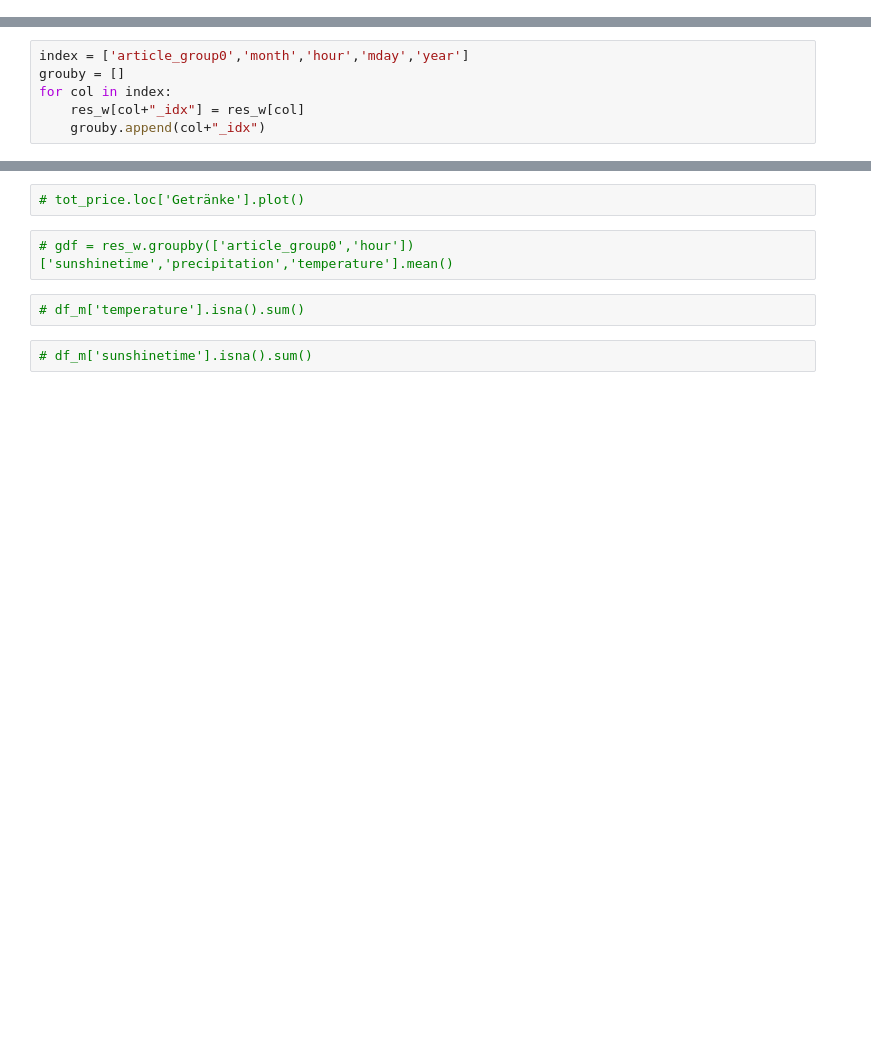
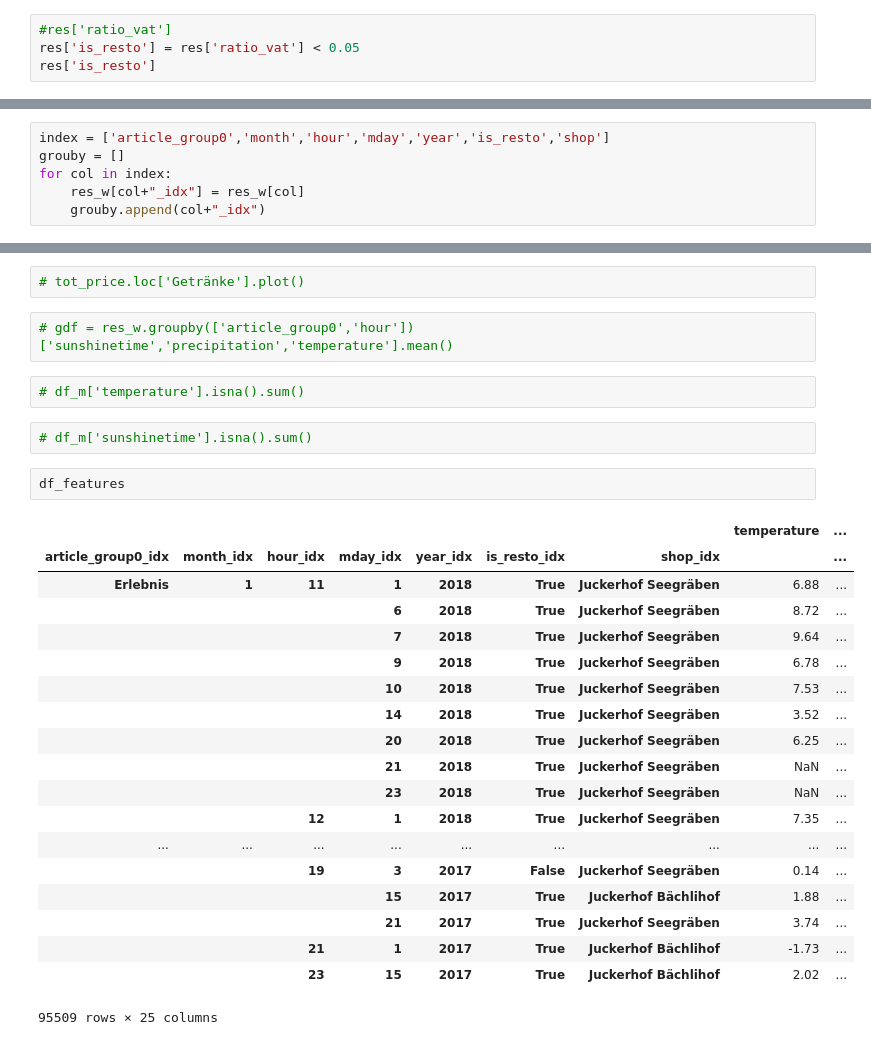
Before and after one commit to alafanechere/food-hackathon, a Jupyter notebook: dataset_preprocessing.ipynb, the cells around one changed output, grey strips where cells are left out. Drawn from its saved outputs; the diff is of its cells as text; blank space fills up the shorter version.

Commit message:
dded is_resto and shop

```diff
--- a/dataset_preprocessing.ipynb
+++ b/dataset_preprocessing.ipynb
@@ -29,0 +47,4 @@ res['year'] = res['timestamp'].apply(lambda x: time.gmtime(x).tm_year)
+# %%
+#res['ratio_vat']
+res['is_resto'] = res['ratio_vat'] < 0.05
+res['is_resto']
@@ -90,7 +121,7 @@ res_w = pd.merge(res,df_m,on=['month','hour','mday','year'],how='left')
 # %%
 # res_w
 # %%
-index = ['article_group0','month','hour','mday','year']
+index = ['article_group0','month','hour','mday','year','is_resto','shop']
 grouby = []
 for col in index:
     res_w[col+"_idx"] = res_w[col]
@@ -139,3 +171,25 @@ df_features['n_transactions'] = gb['transaction_id'].unique().apply(lambda x: le
 # df_m['temperature'].isna().sum()
 # %%
 # df_m['sunshinetime'].isna().sum()
+# %%
+df_features
+# %% [output]
+|  |  |  |  |  |  |  | temperature | ... |
+| article_group0_idx | month_idx | hour_idx | mday_idx | year_idx | is_resto_idx | shop_idx |  | ... |
+| Erlebnis | 1 | 11 | 1 | 2018 | True | Juckerhof Seegräben | 6.88 | ... |
+|  |  |  | 6 | 2018 | True | Juckerhof Seegräben | 8.72 | ... |
+|  |  |  | 7 | 2018 | True | Juckerhof Seegräben | 9.64 | ... |
+|  |  |  | 9 | 2018 | True | Juckerhof Seegräben | 6.78 | ... |
+|  |  |  | 10 | 2018 | True | Juckerhof Seegräben | 7.53 | ... |
+|  |  |  | 14 | 2018 | True | Juckerhof Seegräben | 3.52 | ... |
+|  |  |  | 20 | 2018 | True | Juckerhof Seegräben | 6.25 | ... |
+|  |  |  | 21 | 2018 | True | Juckerhof Seegräben | NaN | ... |
+|  |  |  | 23 | 2018 | True | Juckerhof Seegräben | NaN | ... |
+|  |  | 12 | 1 | 2018 | True | Juckerhof Seegräben | 7.35 | ... |
+| ... | ... | ... | ... | ... | ... | ... | ... | ... |
+|  |  | 19 | 3 | 2017 | False | Juckerhof Seegräben | 0.14 | ... |
+|  |  |  | 15 | 2017 | True | Juckerhof Bächlihof | 1.88 | ... |
+|  |  |  | 21 | 2017 | True | Juckerhof Seegräben | 3.74 | ... |
+|  |  | 21 | 1 | 2017 | True | Juckerhof Bächlihof | -1.73 | ... |
+|  |  | 23 | 15 | 2017 | True | Juckerhof Bächlihof | 2.02 | ... |
+95509 rows × 25 columns
```
Also changed, not shown: parts of 7 cells of this notebook.
